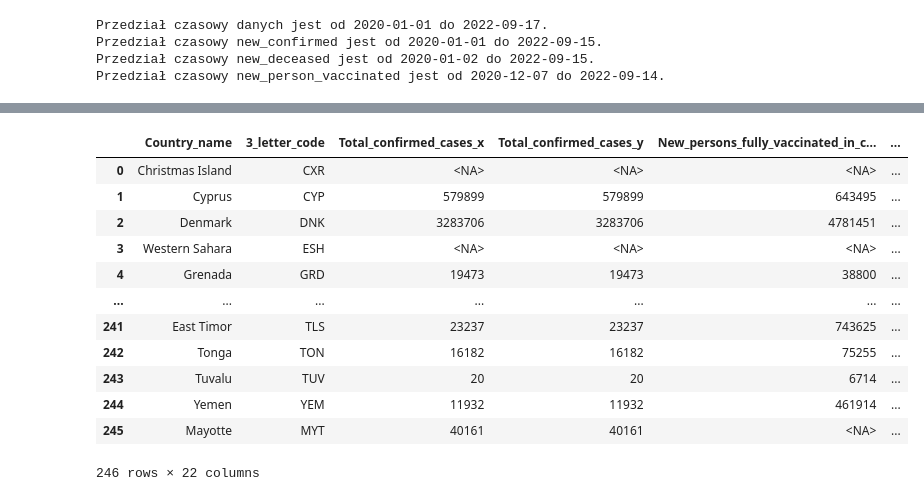
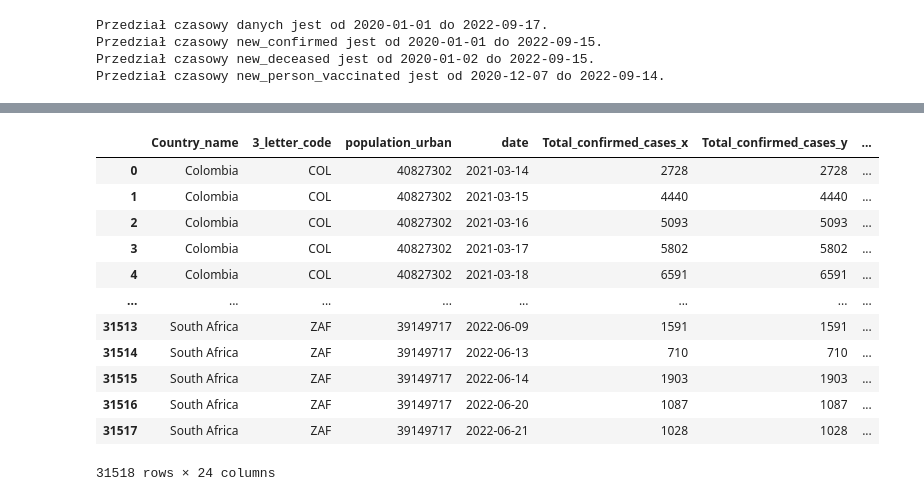
Before and after one commit to AbsZeroO/big-data, a Jupyter notebook: Poziom_1/Poziom1.ipynb, the cells around one changed output, grey strips where cells are left out. Cells and saved outputs as stored; diff of their text form; code cells hidden in the pictures.

```diff
--- a/Poziom_1/Poziom1.ipynb
+++ b/Poziom_1/Poziom1.ipynb
@@ -222,13 +371,15 @@ country_data
 
 # Tutaj są wartości null w sumie. Można podmienić na 0 COALESCE(SUM(new_confirmed), 0) ale oznaczała by to, że nikt tam nie chorował a naprawdę nie ma danych.
 query = ("""
-SELECT country_name AS `Country_name`, iso_3166_1_alpha_3 AS `3_letter_code`, SUM(new_confirmed) as `Total_confirmed_cases`
+SELECT date, iso_3166_1_alpha_3 AS `3_letter_code`, new_confirmed as `Total_confirmed_cases`,
 FROM `bigquery-public-data.covid19_open_data.covid19_open_data`
-GROUP BY country_name, iso_3166_1_alpha_3
-ORDER BY country_name
+WHERE aggregation_level = 0
+GROUP BY iso_3166_1_alpha_3, date, new_confirmed
+ORDER BY date
 """)
 
 covid_statistic = client.query(query).to_dataframe()
+covid_statistic.dropna(subset=['Total_confirmed_cases'], inplace=True)
 covid_statistic.to_csv("wyniki\\covid_statistic.csv", index=False)
 # %%
 covid_statistic
@@ -305,17 +465,20 @@ covid_trend_analysis
 # %%
 # 4.5 Zdefiniuj własny dodatkowy przypadek.
 
-# Chcemy posidać informacje o investycji w rozwój szepionki
+# Chcemy posidać informacje o investycji w rozwój szepionki oraz liczbe wykonanych testów
 query = ("""
-SELECT country_name AS `Country_name`, iso_3166_1_alpha_3 AS `3_letter_code`, SUM(investment_in_vaccines) as `Investment_in_vaccines`
+SELECT date, iso_3166_1_alpha_3 AS `3_letter_code`, CAST(new_tested AS INT64) as `Total_tested`
 FROM `bigquery-public-data.covid19_open_data.covid19_open_data`
-GROUP BY country_name, iso_3166_1_alpha_3
-ORDER BY country_name
+WHERE aggregation_level = 0
+GROUP BY iso_3166_1_alpha_3, date, investment_in_vaccines, new_tested
+ORDER BY date
 """)
 
 investment_in_vaccines = client.query(query).to_dataframe()
+investment_in_vaccines.dropna(subset=['Total_tested'], how='all', inplace=True)
 investment_in_vaccines.to_csv("wyniki\\investment_in_vaccines.csv", index=False)
 
+display(investment_in_vaccines)
 
 ("""
 SELECT country_name AS `Country_name`, iso_3166_1_alpha_3 AS `3_letter_code`, SUM(new_tested_male) as `New_tested_male`, SUM(new_tested_female) as `New_tested_female`
@@ -335,7 +498,5 @@ WHERE hospital_beds_per_1000 IS NOT NULL
       AND nurses_per_1000 IS NOT NULL
 GROUP BY country_name, iso_3166_1_alpha_3, population, hospital_beds_per_1000, nurses_per_1000
 ORDER BY country_name;
-
-
 """)
 # %% [output]
@@ -345,10 +519,10 @@ ORDER BY country_name;
 
 Połącz ze sobą wszystkie dane otrzymane w części 4. Nowy zbiór danych zapisz jako oddzielny obiekt DataFrame. Jeżeli uważasz, że należy stworzyć kilka takich obiektów, zrób to i zapisz swoje uzasadnienie. Pamiętaj o ciągłej konieczności zachowania czystości danych. Wynik tego zadania zapisz w pliku / plikach CSV.
 # %%
-merge = pd.merge(country_data, covid_statistic, on=['Country_name', '3_letter_code'])
-merge = pd.merge(merge, covid_statistic, on=['Country_name', '3_letter_code'])
-merge = pd.merge(merge, covid_trend_analysis, on=['Country_name', '3_letter_code'])
-merge = pd.merge(merge, investment_in_vaccines, on=['Country_name', '3_letter_code'])
+merge = pd.merge(country_data, covid_statistic, on=['3_letter_code'])
+merge = pd.merge(merge, covid_statistic, on=['date', '3_letter_code'])
+merge = pd.merge(merge, covid_trend_analysis, on=['date', '3_letter_code'])
+merge = pd.merge(merge, investment_in_vaccines, on=['date', '3_letter_code'])
 merge.to_csv("wyniki\\merge.csv", index=False)
 merge
 # %% [output]
@@ -369,0 +546,7 @@ merge
+# %%
+merge.drop('population', axis=1, inplace=True)
+merge.drop('area_sq_km', axis=1, inplace=True)
+merge.drop('population_density', axis=1, inplace=True)
+merge.drop('gdp_per_capita_usd', axis=1, inplace=True)
+
+merge
@@ -370,27 +567,29 @@ merge
 # %%
 # 6.1 world_countries.csv
 
+# Tutaj możemy usunąć dane z 4.1, ponieważ są one już w pliku .csv z 4.1
+
 world_countries = pd.read_csv("world_countries.csv")
 
-merge = pd.merge(merge, world_countries, left_on=['Country_name', '3_letter_code'], right_on=['Country/Territory', 'CCA3'], how="left")
+merge = pd.merge(merge, world_countries, left_on=['3_letter_code'], right_on=['CCA3'], how="left")
 merge.drop('Country/Territory', axis=1, inplace=True)
 merge.drop('CCA3', axis=1, inplace=True)
 
 merge
 # %% [output]
-|  | Country_name | 3_letter_code | Total_confirmed_cases_x | Total_confirmed_cases_y | New_persons_fully_vaccinated_in_c... | ... |
-| 0 | Christmas Island | CXR | <NA> | <NA> | <NA> | ... |
-| 1 | Cyprus | CYP | 579899 | 579899 | 643495 | ... |
-| 2 | Denmark | DNK | 3283706 | 3283706 | 4781451 | ... |
-| 3 | Western Sahara | ESH | <NA> | <NA> | <NA> | ... |
-| 4 | Grenada | GRD | 19473 | 19473 | 38800 | ... |
-| ... | ... | ... | ... | ... | ... | ... |
-| 241 | East Timor | TLS | 23237 | 23237 | 743625 | ... |
-| 242 | Tonga | TON | 16182 | 16182 | 75255 | ... |
-| 243 | Tuvalu | TUV | 20 | 20 | 6714 | ... |
-| 244 | Yemen | YEM | 11932 | 11932 | 461914 | ... |
-| 245 | Mayotte | MYT | 40161 | 40161 | <NA> | ... |
+|  | Country_name | 3_letter_code | population_urban | date | Total_confirmed_cases_x | Total_confirmed_cases_y | ... |
+| 0 | Colombia | COL | 40827302 | 2021-03-14 | 2728 | 2728 | ... |
+| 1 | Colombia | COL | 40827302 | 2021-03-15 | 4440 | 4440 | ... |
+| 2 | Colombia | COL | 40827302 | 2021-03-16 | 5093 | 5093 | ... |
+| 3 | Colombia | COL | 40827302 | 2021-03-17 | 5802 | 5802 | ... |
+| 4 | Colombia | COL | 40827302 | 2021-03-18 | 6591 | 6591 | ... |
+| ... | ... | ... | ... | ... | ... | ... | ... |
+| 31513 | South Africa | ZAF | 39149717 | 2022-06-09 | 1591 | 1591 | ... |
+| 31514 | South Africa | ZAF | 39149717 | 2022-06-13 | 710 | 710 | ... |
+| 31515 | South Africa | ZAF | 39149717 | 2022-06-14 | 1903 | 1903 | ... |
+| 31516 | South Africa | ZAF | 39149717 | 2022-06-20 | 1087 | 1087 | ... |
+| 31517 | South Africa | ZAF | 39149717 | 2022-06-21 | 1028 | 1028 | ... |
-246 rows × 22 columns
+31518 rows × 24 columns
 # %%
 gdp = pd.read_csv("gdp.csv")
 
```
Also changed, not shown: parts of 45 cells of this notebook, 2 other files.
